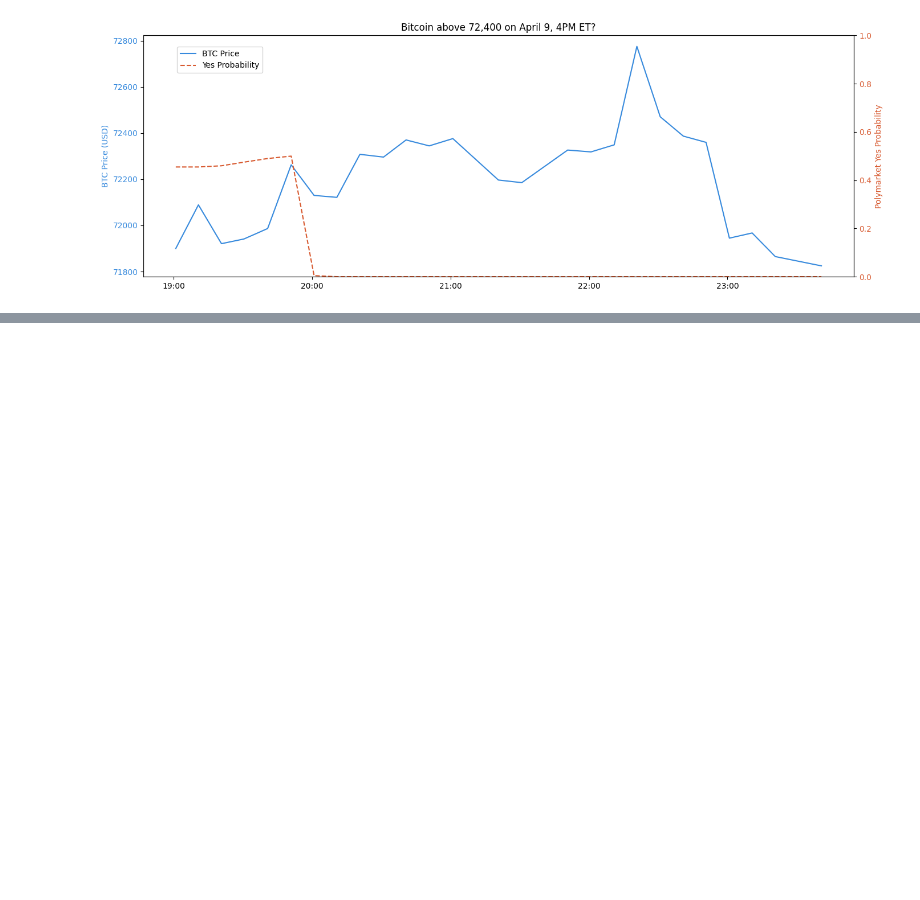
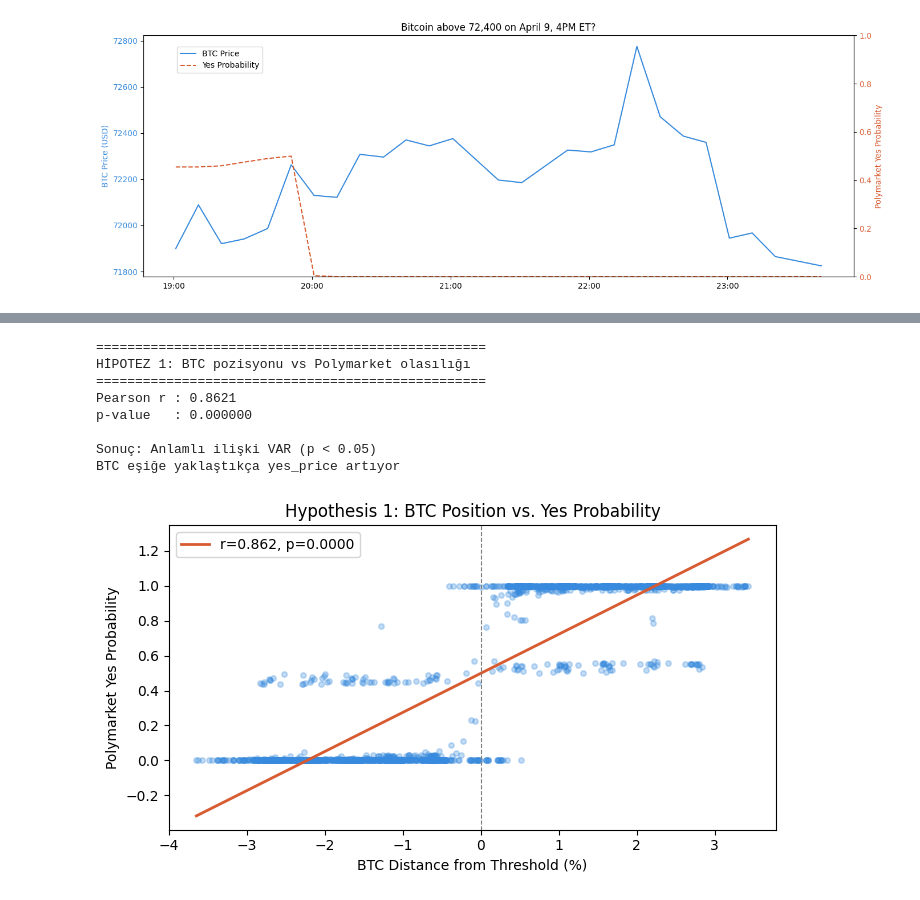
Before and after one commit to llelus/DSA-Project, a Jupyter notebook: 02_eda_hypothesis.ipynb, the cells around one changed output, grey strips where cells are left out. Drawn from its saved outputs; the diff is of its cells as text; code cells hidden in the pictures; blank space fills up the shorter version.

```diff
--- a/02_eda_hypothesis.ipynb
+++ b/02_eda_hypothesis.ipynb
@@ -188,0 +189,47 @@ plt.show()
+# %%
+from scipy import stats
+
+# NaN temizle
+clean = df[["btc_to_threshold_pct", "yes_price"]].dropna()
+
+r, p = stats.pearsonr(clean["btc_to_threshold_pct"], clean["yes_price"])
+
+print("=" * 50)
+print("HİPOTEZ 1: BTC pozisyonu vs Polymarket olasılığı")
+print("=" * 50)
+print(f"Pearson r : {r:.4f}")
+print(f"p-value   : {p:.6f}")
+print()
+if p < 0.05:
+    print(f"Sonuç: Anlamlı ilişki VAR (p < 0.05)")
+    print(f"BTC eşiğe yaklaştıkça yes_price {'artıyor' if r > 0 else 'azalıyor'}")
+else:
+    print("Sonuç: Anlamlı ilişki YOK (p > 0.05)")
+
+# Görsel
+fig, ax = plt.subplots(figsize=(7, 4))
+ax.scatter(clean["btc_to_threshold_pct"], clean["yes_price"],
+           alpha=0.3, s=15, color="#378ADD")
+m, b = np.polyfit(clean["btc_to_threshold_pct"], clean["yes_price"], 1)
+x_line = np.linspace(clean["btc_to_threshold_pct"].min(),
+                     clean["btc_to_threshold_pct"].max(), 100)
+ax.plot(x_line, m * x_line + b, color="#D85A30", linewidth=2,
+        label=f"r={r:.3f}, p={p:.4f}")
+ax.axvline(x=0, color="gray", linestyle="--", linewidth=0.8)
+ax.set_xlabel("BTC Distance from Threshold (%)")
+ax.set_ylabel("Polymarket Yes Probability")
+ax.set_title("Hypothesis 1: BTC Position vs. Yes Probability")
+ax.legend()
+plt.tight_layout()
+plt.savefig("data/processed/plot_h1_correlation.png", dpi=150)
+plt.show()
+# %% [output]
+==================================================
+HİPOTEZ 1: BTC pozisyonu vs Polymarket olasılığı
+==================================================
+Pearson r : 0.8621
+p-value   : 0.000000
+
+Sonuç: Anlamlı ilişki VAR (p < 0.05)
+BTC eşiğe yaklaştıkça yes_price artıyor
+[figure, added]
```
Also changed, not shown: parts of 9 cells of this notebook.
